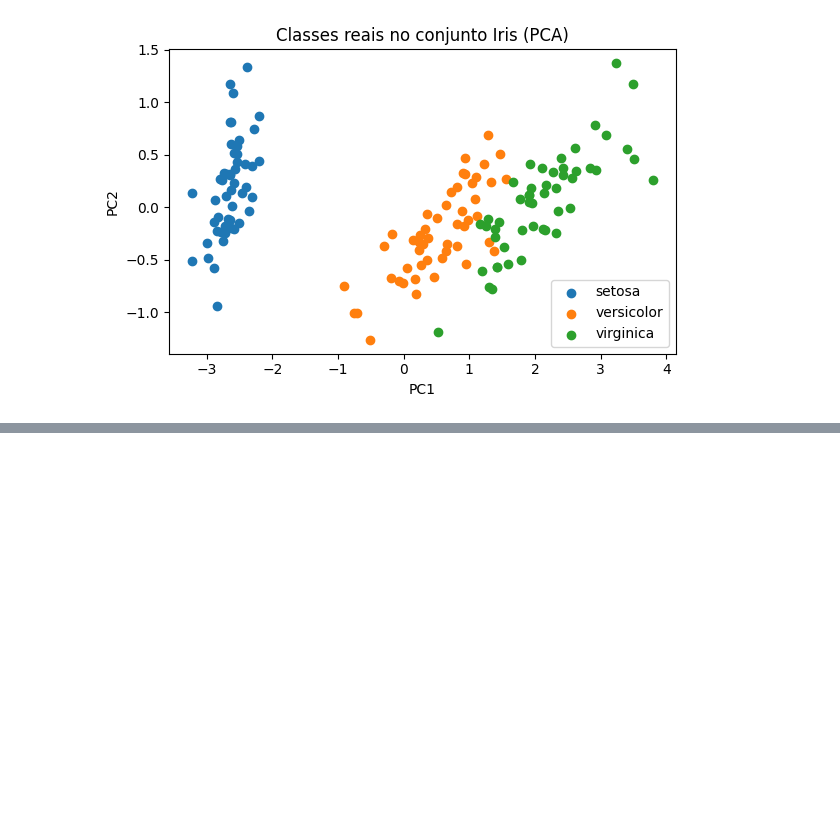
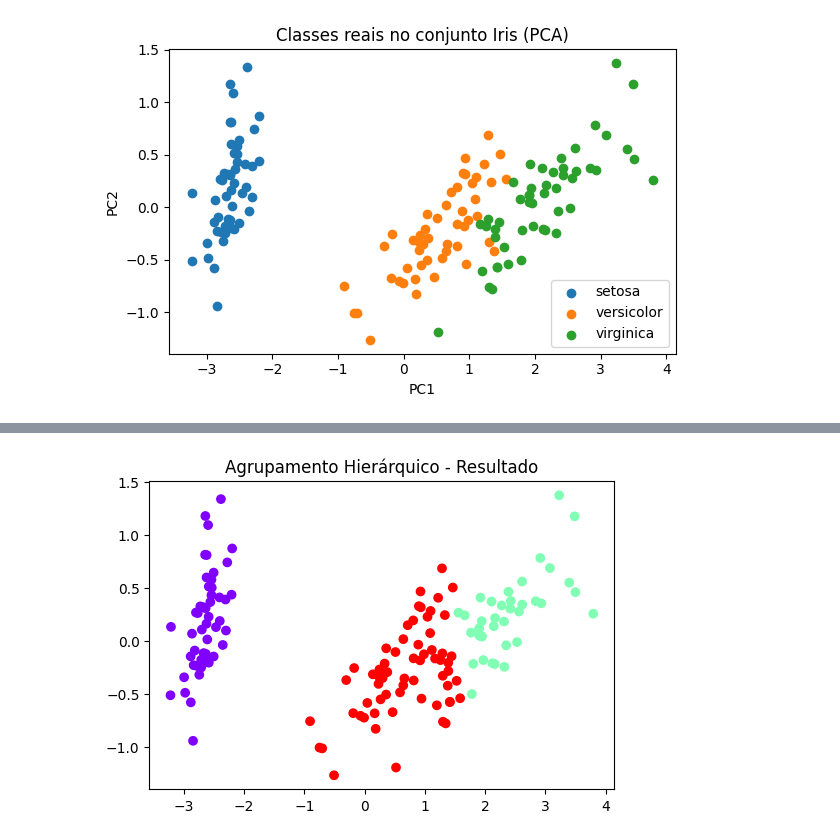
Before and after one commit to py222015328/CEE2, a Jupyter notebook: 22_clustering.ipynb, the cells around one changed output, grey strips where cells are left out. Saved outputs shown, nothing was run; the diff lists cells and outputs as text; code cells hidden in the pictures; blank space fills up the shorter version.

```diff
--- a/22_clustering.ipynb
+++ b/22_clustering.ipynb
@@ -560,0 +577,14 @@ plt.show()
+# %%
+# Método de Agrupamento Hierárquico
+from scipy.cluster.hierarchy import dendrogram, linkage, fcluster
+
+linked = linkage(X_pca, method='ward', metric='euclidean', optimal_ordering=False)
+
+labels = fcluster(linked, t=3, criterion='maxclust')
+
+plt.figure(figsize=(6,4))
+plt.scatter(X_pca[:,0], X_pca[:,1], c=labels, cmap='rainbow')
+plt.title("Agrupamento Hierárquico - Resultado")
+plt.show()
+# %% [output]
+[figure, added]
```
Also changed, not shown: parts of 2 cells of this notebook.
